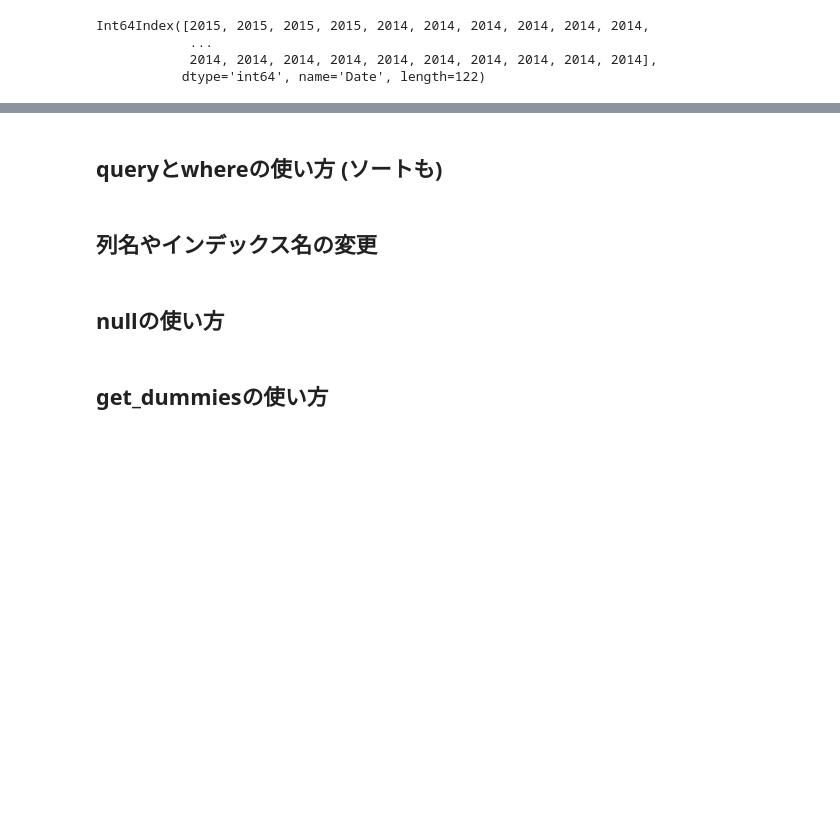
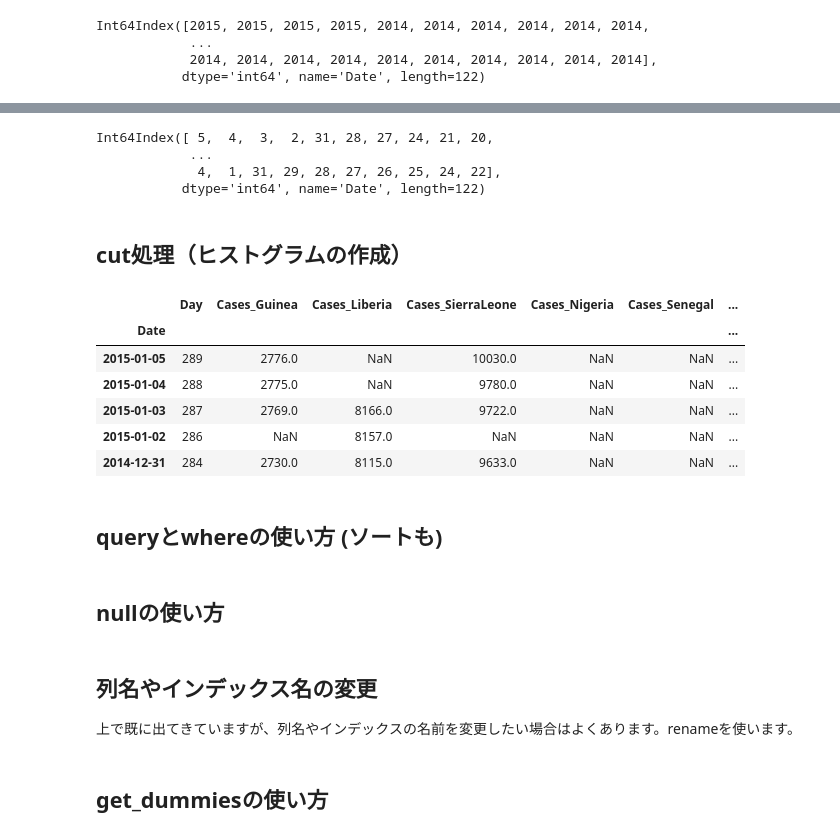
Before and after one commit to hiroshi0530/wa-src, a Jupyter notebook: article/library/pandas/pandas_nb.ipynb, the cells around one changed output, grey strips where cells are left out. Cells and saved outputs as stored; diff of their text form; code cells hidden in the pictures; blank space fills up the shorter version.

```diff
--- a/article/library/pandas/pandas_nb.ipynb
+++ b/article/library/pandas/pandas_nb.ipynb
@@ -335,6 +387,29 @@ Index(['1/5/2015', '1/4/2015', '1/3/2015', '1/2/2015', '12/31/2014',
+# %%
+df.index.day
+# %% [output]
+Int64Index([ 5,  4,  3,  2, 31, 28, 27, 24, 21, 20,
+            ...
+             4,  1, 31, 29, 28, 27, 26, 25, 24, 22],
+           dtype='int64', name='Date', length=122)
+# %% [markdown]
+## cut処理（ヒストグラムの作成）
+# %%
+labels = ['上旬', '中旬', '下旬']
+df['period'] = pd.cut(list(df.index.day),  bins=[0,10,20,31], labels=labels, right=True) # 0<day≦10, 10<day≦20, 20<day≦31
+
+df.head()
+# %% [output]
+|  | Day | Cases_Guinea | Cases_Liberia | Cases_SierraLeone | Cases_Nigeria | Cases_Senegal | ... |
+| Date |  |  |  |  |  |  | ... |
+| 2015-01-05 | 289 | 2776.0 | NaN | 10030.0 | NaN | NaN | ... |
+| 2015-01-04 | 288 | 2775.0 | NaN | 9780.0 | NaN | NaN | ... |
+| 2015-01-03 | 287 | 2769.0 | 8166.0 | 9722.0 | NaN | NaN | ... |
+| 2015-01-02 | 286 | NaN | 8157.0 | NaN | NaN | NaN | ... |
+| 2014-12-31 | 284 | 2730.0 | 8115.0 | 9633.0 | NaN | NaN | ... |
 # %% [markdown]
 ## queryとwhereの使い方 (ソートも)
-# %% [markdown]
-## 列名やインデックス名の変更
 # %% [markdown]
 ## nullの使い方
+# %% [markdown]
+## 列名やインデックス名の変更
+上で既に出てきていますが、列名やインデックスの名前を変更したい場合はよくあります。renameを使います。
```
Also changed, not shown: parts of 12 cells of this notebook, 2 other files.
